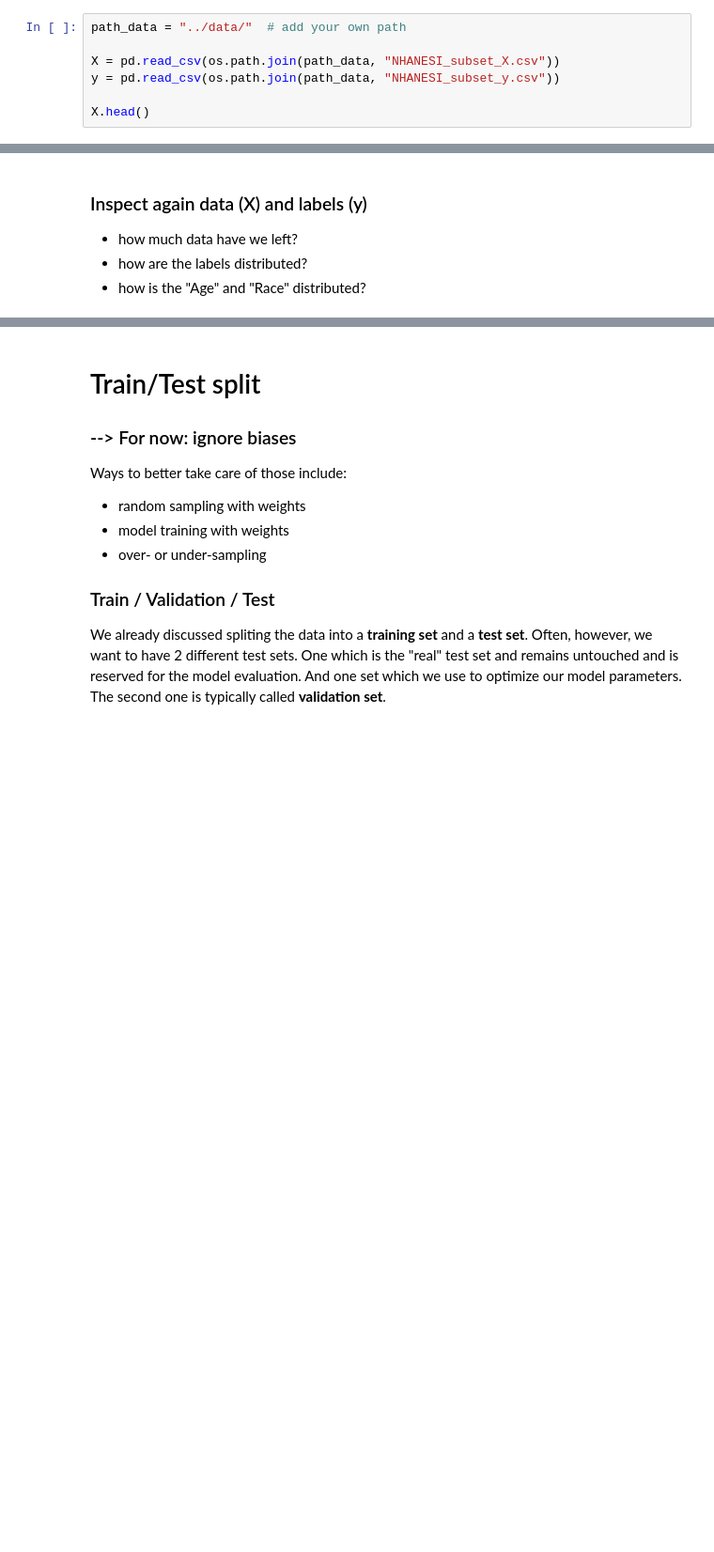
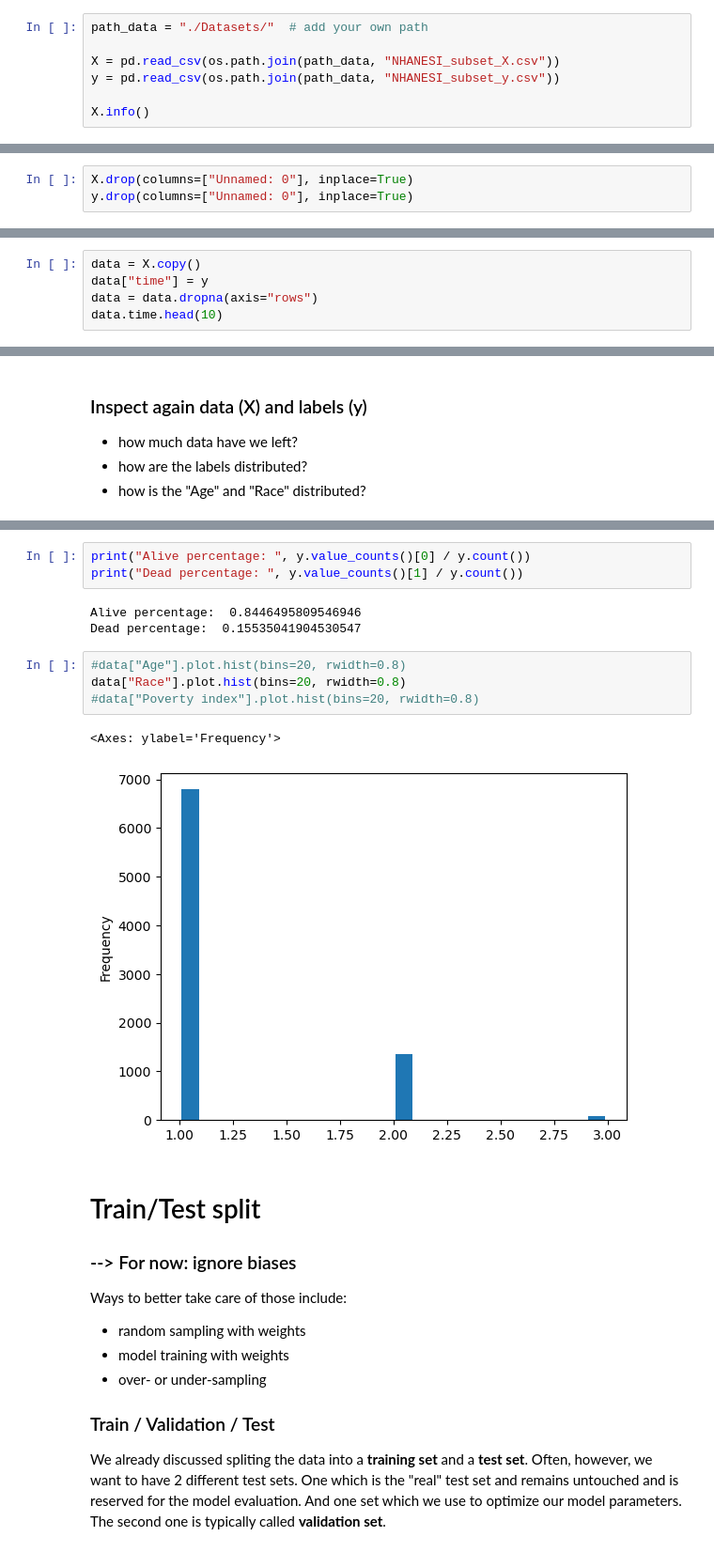
Before and after one commit to Knerten0815/ai_for_smart_health, a Jupyter notebook: Notebooks/ai_smart_health_02_decision_trees_template.ipynb, the cells around one changed output, grey strips where cells are left out. Shown at 94% size. Drawn from its saved outputs; the diff is of its cells as text; blank space fills up the shorter version.

```diff
--- a/Notebooks/ai_smart_health_02_decision_trees_template.ipynb
+++ b/Notebooks/ai_smart_health_02_decision_trees_template.ipynb
@@ -71,9 +71,9 @@ With **pandas**, we usually can explore some key properties very rapidly, for in
 ### Some weird conventions:
 For some reason it became standard in the machine learning world to name the actual data `X` and the labels `y`. Even though I consider this a rather poor choice both from a math and from a code best practice point of view, we will stick to this in this notebook.
 # %%
-path_data = "../data/"  # add your own path
+path_data = "./Datasets/"  # add your own path
 
 X = pd.read_csv(os.path.join(path_data, "NHANESI_subset_X.csv"))
 y = pd.read_csv(os.path.join(path_data, "NHANESI_subset_y.csv"))
 
-X.head()
+X.info()
@@ -90,6 +122,9 @@ Answer the following questions:
 - Do we have missing data?
 # %% [markdown]
 ### Remove the "unnamed" columns
+# %%
+X.drop(columns=["Unnamed: 0"], inplace=True)
+y.drop(columns=["Unnamed: 0"], inplace=True)
 # %% [markdown]
 <a name='3'></a>
 ## 3. Handle missing data
@@ -109,0 +186,5 @@ We can remove NaNs with pandas using `data.dropna()`. Or we can fill NaN entries
+# %%
+data = X.copy()
+data["time"] = y
+data = data.dropna(axis="rows")
+data.time.head(10)
@@ -136,3 +248,16 @@ y = (data.time < threshold) & (data.time > 0)  # died within 0 and threshold yea
+# %%
+print("Alive percentage: ", y.value_counts()[0] / y.count())
+print("Dead percentage: ", y.value_counts()[1] / y.count())
+# %% [output]
+Alive percentage:  0.8446495809546946
+Dead percentage:  0.15535041904530547
+# %%
+#data["Age"].plot.hist(bins=20, rwidth=0.8)
+data["Race"].plot.hist(bins=20, rwidth=0.8)
+#data["Poverty index"].plot.hist(bins=20, rwidth=0.8)
+# %% [output]
+<Axes: ylabel='Frequency'>
+[figure, added]
 # %% [markdown]
 # Train/Test split
 ### --> For now: ignore biases
```
Also changed, not shown: parts of 19 cells of this notebook.
